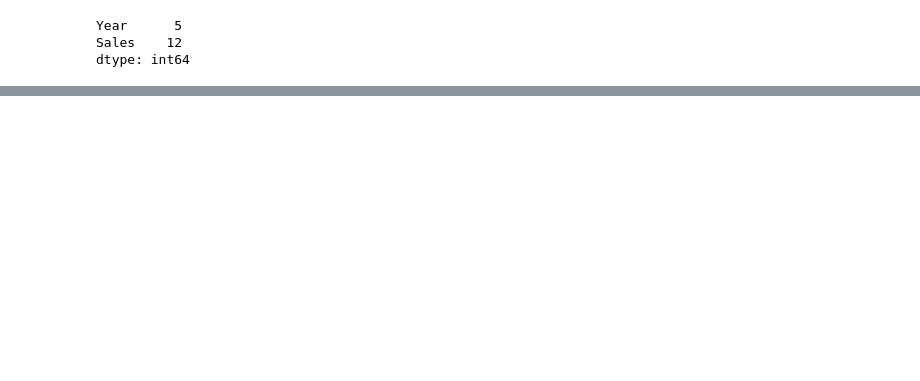
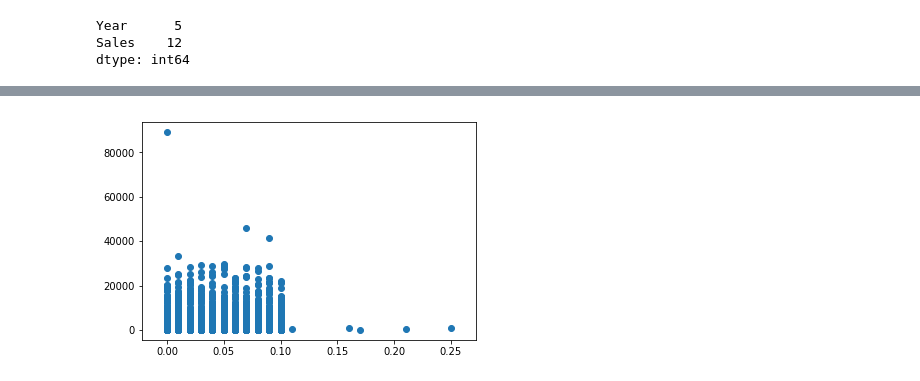
Before and after one commit to rajhans28/DS-Retail-Case-Study, a Jupyter notebook: Retail Case Study.ipynb, the cells around one changed output, grey strips where cells are left out. Cells and saved outputs as stored; diff of their text form; code cells hidden in the pictures; blank space fills up the shorter version.

```diff
--- a/Retail Case Study.ipynb
+++ b/Retail Case Study.ipynb
@@ -150,0 +204,7 @@ Name: Discount, dtype: float64
+# %%
+x=df['Discount']
+y=df['Sales']
+plt.scatter(x, y)
+plt.show()
+# %% [output]
+[figure, added]
```
Also changed, not shown: parts of 29 cells of this notebook.
